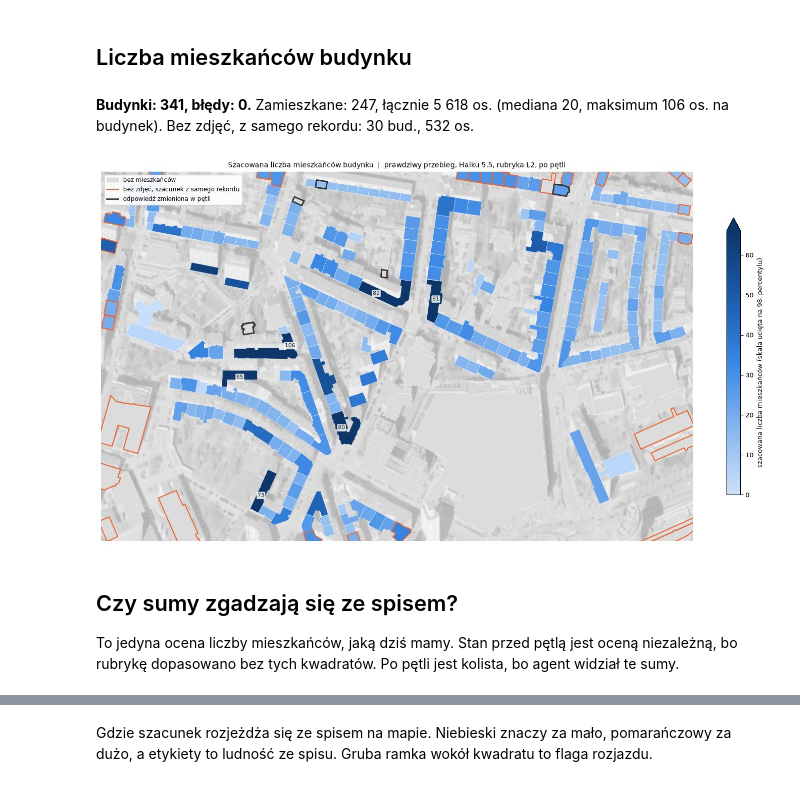
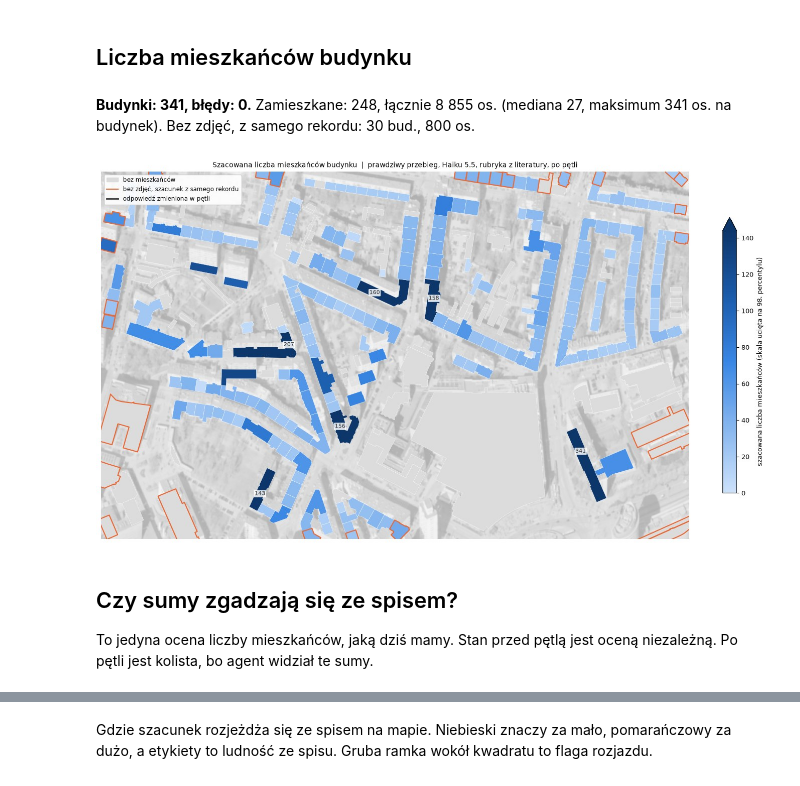
Before and after one commit to wust-terrain/wroclaw-population-agents, a Jupyter notebook: notebooks/wyniki.ipynb, the cells around one changed output, grey strips where cells are left out. Drawn from its saved outputs; the diff is of its cells as text; code cells hidden in the pictures.

```diff
--- a/notebooks/wyniki.ipynb
+++ b/notebooks/wyniki.ipynb
@@ -73,35 +69,36 @@ podsumowanie().round(3)
 # %%
 zamieszkane = wynik.mieszkancy[wynik.mieszkancy > 0]
 bez_zdjec = wynik[wynik.liczba_widokow == 0]
 display(Markdown(f"**Budynki: {len(wynik)}, błędy: {int(wynik.blad.notna().sum())}.** Zamieszkane: {len(zamieszkane)}, łącznie {tys(wynik.mieszkancy.sum())} os. "
                  f"(mediana {zamieszkane.median():.0f}, maksimum {zamieszkane.max():.0f} os. na budynek). Bez zdjęć, z samego rekordu: {len(bez_zdjec)} bud., {tys(bez_zdjec.mieszkancy.sum())} os."))
 
 x0, y0, x1, y1 = zasieg().bounds
 img, ext = czytaj("N", zasieg().bounds, 1.0)
 tlo = 255 - (255 - img.mean(2)) * 0.35
 mapa = bud.join(wynik[["mieszkancy", "liczba_widokow", "zmieniony"]])
 fig, ax = plt.subplots(figsize=(15, 7.6), layout="constrained")
 ax.imshow(tlo, extent=ext, cmap="gray", vmin=0, vmax=255)
 mapa[mapa.mieszkancy.fillna(0) == 0].plot(ax=ax, color="#dcdcdc", edgecolor="white", linewidth=0.3)
 mapa[mapa.mieszkancy > 0].plot(ax=ax, column="mieszkancy", cmap=NIEBIESKI, vmin=0, vmax=mapa.mieszkancy[mapa.mieszkancy > 0].quantile(0.98), edgecolor="white", linewidth=0.3,
                                legend=True, legend_kwds={"label": "szacowana liczba mieszkańców (skala ucięta na 98. percentylu)", "shrink": 0.75})
 mapa[mapa.liczba_widokow == 0].boundary.plot(ax=ax, color=KOLORY[1], linewidth=1.5)
-mapa[mapa.zmieniony == True].boundary.plot(ax=ax, color=TUSZ, linewidth=2)  # noqa: E712
+if wynik.zmieniony.any():
+    mapa[mapa.zmieniony == True].boundary.plot(ax=ax, color=TUSZ, linewidth=2)  # noqa: E712
 for _, b in mapa.nlargest(6, "mieszkancy").iterrows():
     p = b.geometry.representative_point()
     ax.text(p.x, p.y, f"{b.mieszkancy:.0f}", ha="center", va="center", fontsize=8, color=TUSZ, bbox=dict(boxstyle="round,pad=0.15", fc="white", ec="none", alpha=0.85))
 ax.legend(handles=[Patch(color="#dcdcdc", label="bez mieszkańców"), Line2D([], [], color=KOLORY[1], lw=1.5, label="bez zdjęć, szacunek z samego rekordu"),
                    Line2D([], [], color=TUSZ, lw=2, label="odpowiedź zmieniona w pętli")], loc="upper left", fontsize=8.5, framealpha=0.92)
-ax.set(xlim=(x0, x1), ylim=(y0, y1), title="Szacowana liczba mieszkańców budynku  |  prawdziwy przebieg, Haiku 5.5, rubryka L2, po pętli")
+ax.set(xlim=(x0, x1), ylim=(y0, y1), title="Szacowana liczba mieszkańców budynku  |  prawdziwy przebieg, Haiku 5.5, rubryka z literatury, po pętli")
 ax.set_axis_off()
 plt.show()
 # %% [output]
-**Budynki: 341, błędy: 0.** Zamieszkane: 247, łącznie 5 618 os. (mediana 20, maksimum 106 os. na budynek). Bez zdjęć, z samego rekordu: 30 bud., 532 os.
+**Budynki: 341, błędy: 0.** Zamieszkane: 248, łącznie 8 855 os. (mediana 27, maksimum 341 os. na budynek). Bez zdjęć, z samego rekordu: 30 bud., 800 os.
-[figure, old version]
+[figure, new version]
 # %% [markdown]
 ## Czy sumy zgadzają się ze spisem?
 
-To jedyna ocena liczby mieszkańców, jaką dziś mamy. Stan przed pętlą jest oceną niezależną, bo rubrykę dopasowano bez tych kwadratów. Po pętli jest kolista, bo agent widział te sumy.
+To jedyna ocena liczby mieszkańców, jaką dziś mamy. Stan przed pętlą jest oceną niezależną. Po pętli jest kolista, bo agent widział te sumy.
 # %%
 PRED = wynik.reset_index()
 BDOT, OBJETOSC = wczytaj("objetosc_bdot"), wczytaj("objetosc")
```
Also changed, not shown: parts of 7 cells of this notebook, 23 other files.
